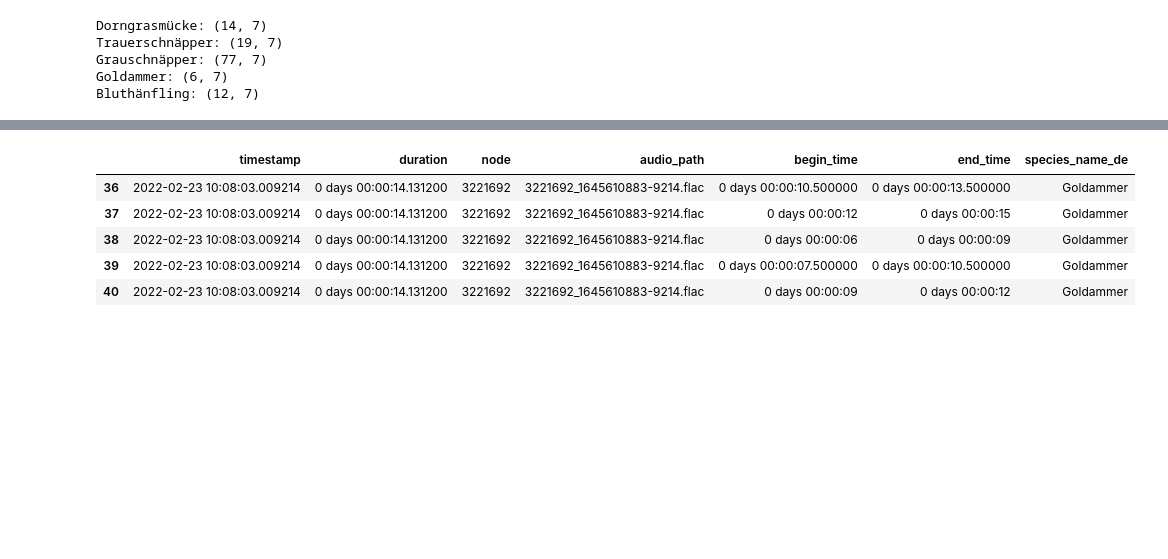
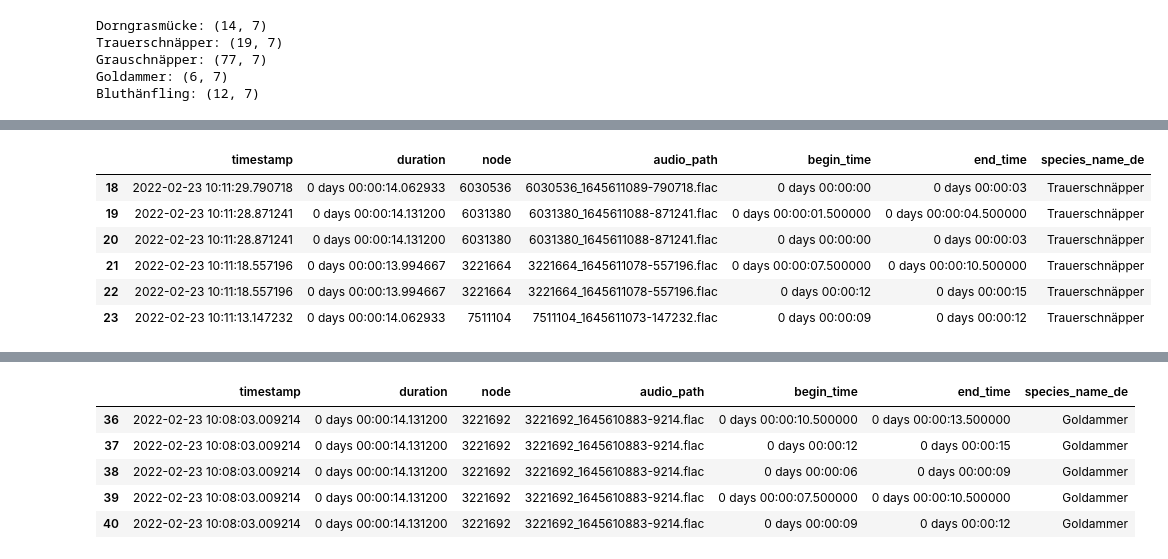
Before and after one commit to sebzielinski/FeatureExtractionForBirds, a Jupyter notebook: feature_extraction.ipynb, the cells around one changed output, grey strips where cells are left out. Cells and saved outputs as stored; diff of their text form; code cells hidden in the pictures; blank space fills up the shorter version.

```diff
--- a/feature_extraction.ipynb
+++ b/feature_extraction.ipynb
@@ -89,6 +89,16 @@ df_trauer_2_3 = df_trauer.loc[[16, 17]]    # probably 892call,
 df_trauer_2_4 = df_trauer.loc[13:15]       # probably 383call,                         only one node
 
 # TODO 11:11 differentiate between song and call, as they are temporally close
+# %%
+df_trauer_2_2.head(10)
+# %% [output]
+|  | timestamp | duration | node | audio_path | begin_time | end_time | species_name_de |
+| 18 | 2022-02-23 10:11:29.790718 | 0 days 00:00:14.062933 | 6030536 | 6030536_1645611089-790718.flac | 0 days 00:00:00 | 0 days 00:00:03 | Trauerschnäpper |
+| 19 | 2022-02-23 10:11:28.871241 | 0 days 00:00:14.131200 | 6031380 | 6031380_1645611088-871241.flac | 0 days 00:00:01.500000 | 0 days 00:00:04.500000 | Trauerschnäpper |
+| 20 | 2022-02-23 10:11:28.871241 | 0 days 00:00:14.131200 | 6031380 | 6031380_1645611088-871241.flac | 0 days 00:00:00 | 0 days 00:00:03 | Trauerschnäpper |
+| 21 | 2022-02-23 10:11:18.557196 | 0 days 00:00:13.994667 | 3221664 | 3221664_1645611078-557196.flac | 0 days 00:00:07.500000 | 0 days 00:00:10.500000 | Trauerschnäpper |
+| 22 | 2022-02-23 10:11:18.557196 | 0 days 00:00:13.994667 | 3221664 | 3221664_1645611078-557196.flac | 0 days 00:00:12 | 0 days 00:00:15 | Trauerschnäpper |
+| 23 | 2022-02-23 10:11:13.147232 | 0 days 00:00:14.062933 | 7511104 | 7511104_1645611073-147232.flac | 0 days 00:00:09 | 0 days 00:00:12 | Trauerschnäpper |
 # %%
 df_blut.head(15)
 # %% [output]
```
Also changed, not shown: parts of 2 cells of this notebook.
